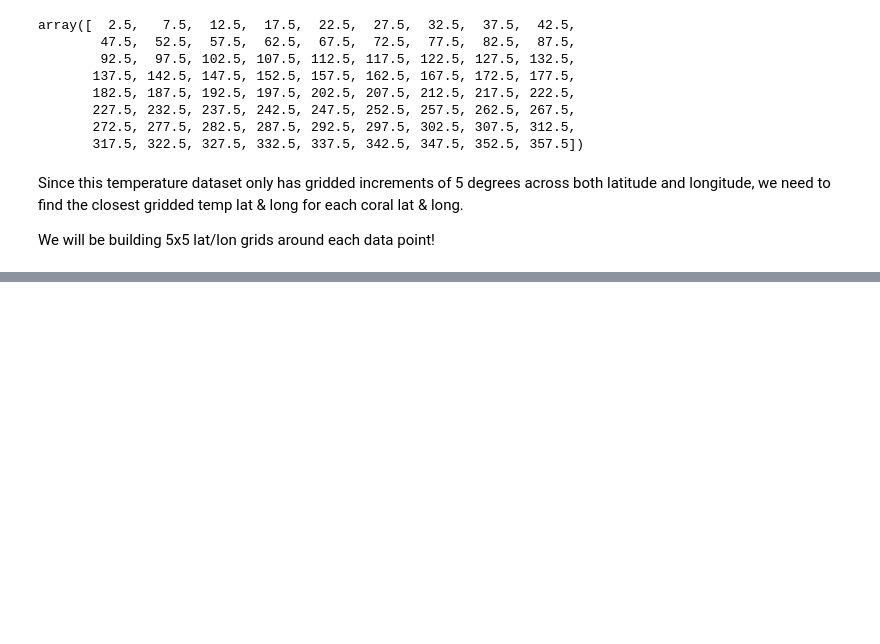
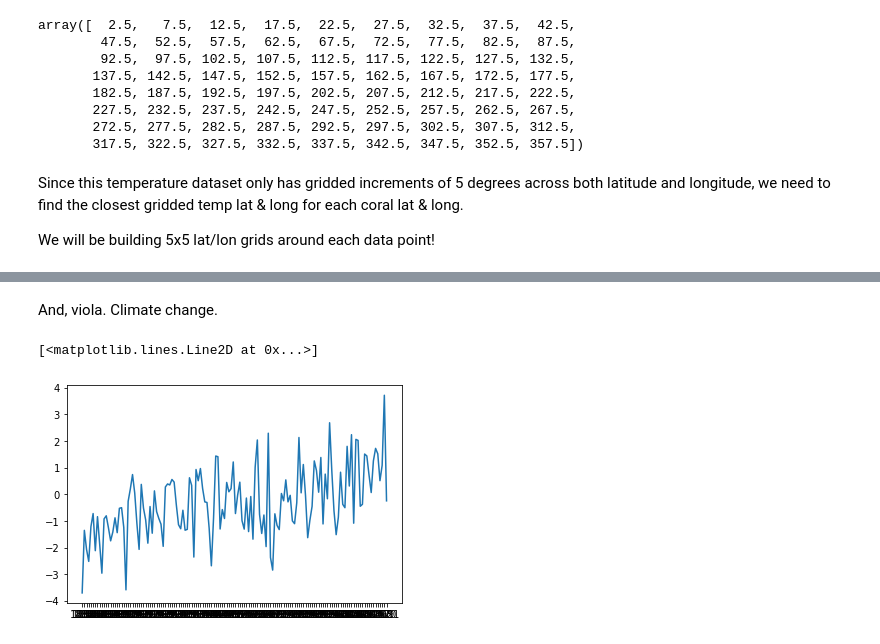
Before and after one commit to p-ai-org/p-climate, a Jupyter notebook: add_temp_to_df.ipynb, the cells around one changed output, grey strips where cells are left out. Drawn from its saved outputs; the diff is of its cells as text; code cells hidden in the pictures; blank space fills up the shorter version.

Commit message:
can now add annual gridded temp valule to df

```diff
--- a/add_temp_to_df.ipynb
+++ b/add_temp_to_df.ipynb
@@ -118,0 +126,3 @@ else:
+# %%
+temp_df['year'] = temp_df['time'].apply(lambda x: str(x)[0:4])
+temp_df['year']
@@ -118,0 +144,4 @@ else:
+# %%
+# first, remove any rows with anom == NaN
+temp_df = temp_df.dropna(subset=['anom'])
+temp_df
@@ -118,0 +162,3 @@ else:
+# %%
+temp_annual_df =  temp_df.groupby(['year', 'lat', 'lon']).agg({'anom': ['mean']}).reset_index()
+temp_annual_df
@@ -118,0 +182,3 @@ else:
+# %%
+temp_annual_62p5 = temp_annual_df[(temp_annual_df['lat'] == 62.5) & (temp_annual_df['lon'] == 62.5)]
+temp_annual_62p5
@@ -118,0 +200,8 @@ else:
+# %% [markdown]
+And, viola. Climate change.
+# %%
+import matplotlib.pyplot as plt
+plt.plot(temp_annual_62p5['year'], temp_annual_62p5['anom'])
+# %% [output]
+[<matplotlib.lines.Line2D at 0x...>]
+[figure, added]
```
Also changed, not shown: parts of 32 cells of this notebook.
